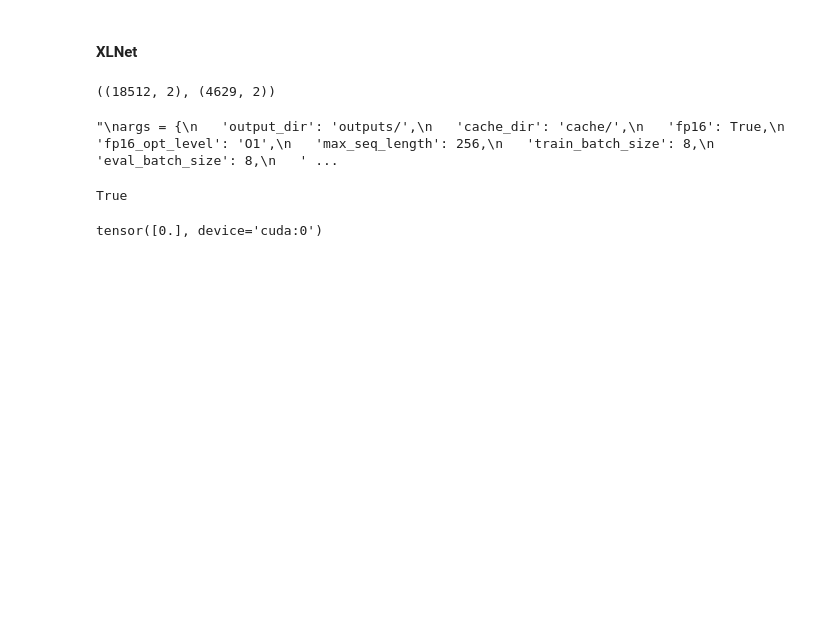
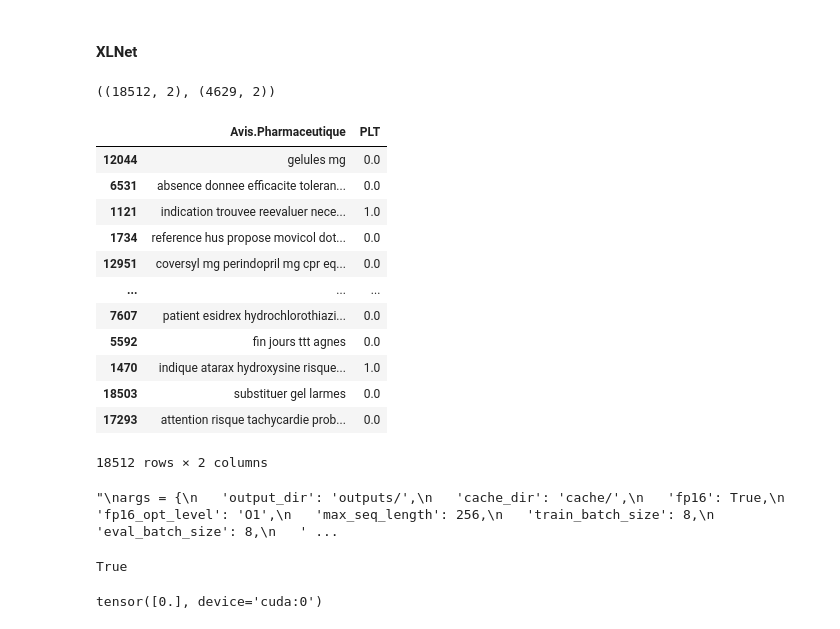
Before and after one commit to Murat-Simsek/Master_defi_3, a Jupyter notebook: Defi-3.ipynb, the cells around one changed output. Drawn from its saved outputs; the diff is of its cells as text; code cells hidden in the pictures; blank space fills up the shorter version.

```diff
--- a/Defi-3.ipynb
+++ b/Defi-3.ipynb
@@ -355,6 +648,22 @@ eval_df['PLT'] = y_test
 train_df.shape, eval_df.shape
 # %% [output]
 ((18512, 2), (4629, 2))
+# %%
+train_df
+# %% [output]
+|  | Avis.Pharmaceutique | PLT |
+| 12044 | gelules mg | 0.0 |
+| 6531 | absence donnee efficacite toleran... | 0.0 |
+| 1121 | indication trouvee reevaluer nece... | 1.0 |
+| 1734 | reference hus propose movicol dot... | 0.0 |
+| 12951 | coversyl mg perindopril mg cpr eq... | 0.0 |
+| ... | ... | ... |
+| 7607 | patient esidrex hydrochlorothiazi... | 0.0 |
+| 5592 | fin jours ttt agnes | 0.0 |
+| 1470 | indique atarax hydroxysine risque... | 1.0 |
+| 18503 | substituer gel larmes | 0.0 |
+| 17293 | attention risque tachycardie prob... | 0.0 |
+18512 rows × 2 columns
 # %%
 from simpletransformers.classification import ClassificationModel
 import pandas as pd
```
Also changed, not shown: parts of 59 cells of this notebook.
